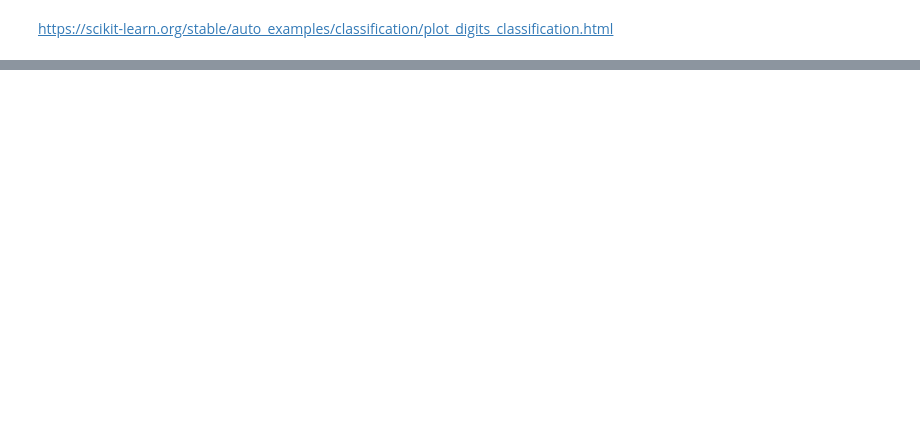
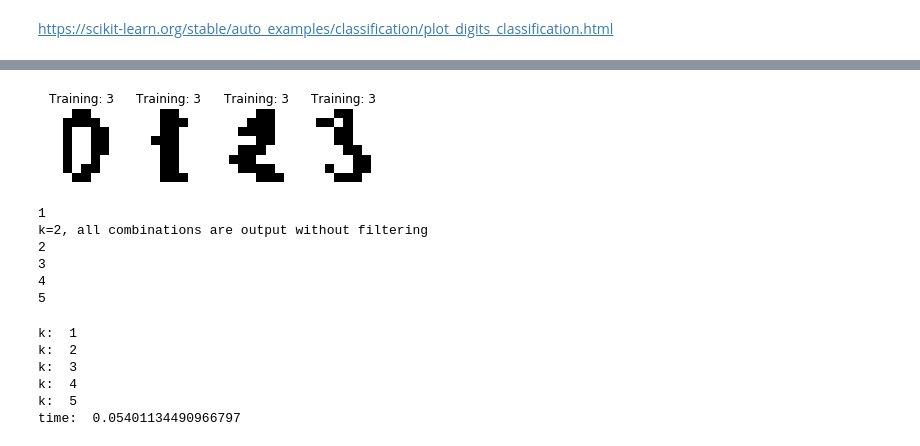
Before and after one commit to triwave33/association_rule_learning, a Jupyter notebook: association_rules.ipynb, the cells around one changed output, grey strips where cells are left out. Saved outputs shown, nothing was run; the diff lists cells and outputs as text; code cells hidden in the pictures; blank space fills up the shorter version.

```diff
--- a/association_rules.ipynb
+++ b/association_rules.ipynb
@@ -767,0 +666,5 @@ k=2, all combinations are output without filtering
+# %%
+###  data binarize
+threshold = 7
+X_train_bin = binarize(X_train, threshold=threshold)
+X_train_bin[:4]
@@ -767,0 +688,40 @@ k=2, all combinations are output without filtering
+# %%
+_, axes = plt.subplots(1,4)
+for ax, image in zip(axes[:4], X_train_bin[:4]):
+    ax.set_axis_off()
+    ax.imshow(image.reshape(8,8), cmap=plt.cm.gray_r, interpolation='nearest')
+    ax.set_title('Training: %i' % label)
+# %% [output]
+[figure, added]
+# %%
+from time import time
+start = time()
+F_list = frequent(X_train_bin, minsum=0.1)
+end = time()
+
+elapsed_time = end - start
+print("time: ", elapsed_time)
+
+print(F_list)
+# %% [output]
+1
+k=2, all combinations are output without filtering
+2
+3
+4
+5
+# %%
+minconf=0.7
+from time import time
+start = time()
+find_rules(store_data_trans. values, F_list, minconf)
+end = time()
+elapsed_time = end - start
+print("time: ", elapsed_time)
+# %% [output]
+k:  1
+k:  2
+k:  3
+k:  4
+k:  5
+time:  0.05401134490966797
```
Also changed, not shown: parts of 48 cells of this notebook.
